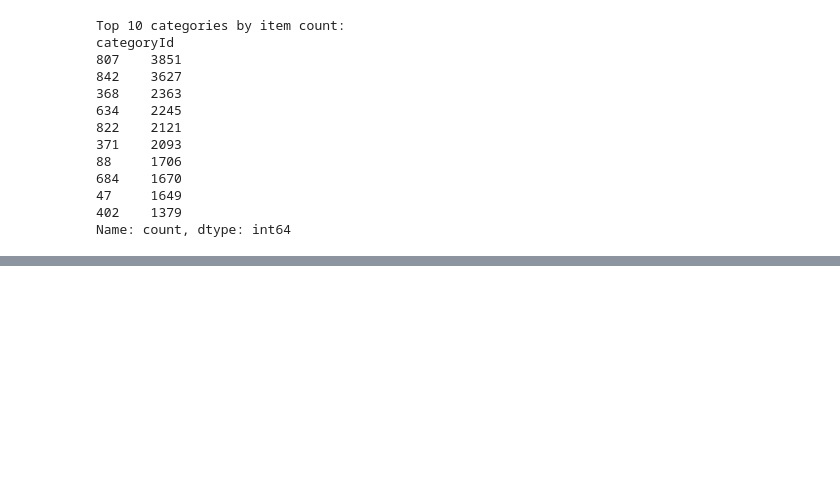
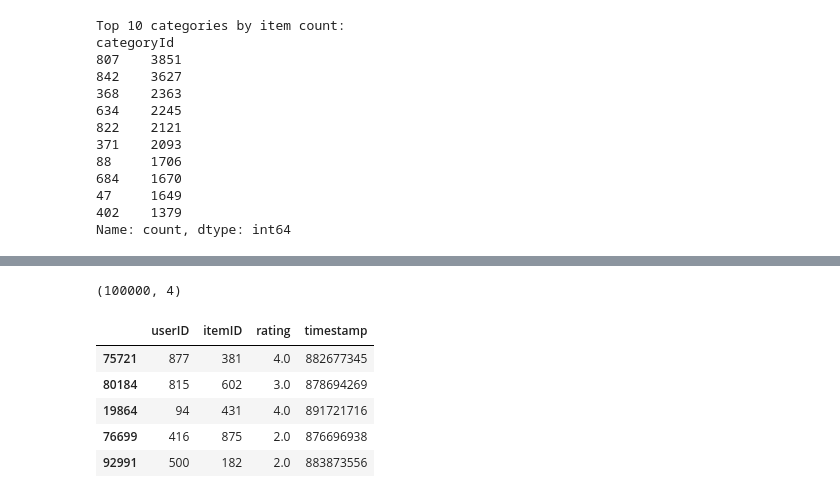
Before and after one commit to DavidCC63/RecSys-Group-7, a Jupyter notebook: data_analysis.ipynb, the cells around one changed output, grey strips where cells are left out. Cells and saved outputs as stored; diff of their text form; code cells hidden in the pictures; blank space fills up the shorter version.

```diff
--- a/data_analysis.ipynb
+++ b/data_analysis.ipynb
@@ -139,0 +165,17 @@ Name: count, dtype: int64
+# %%
+df = movielens.load_pandas_df(
+    size="100k",
+    # genres_col="genre",
+    # header=["userID", "itemID", "rating"]
+)
+
+print(df.shape)
+df.sample(5, random_state=42)
+# %% [output]
+(100000, 4)
+|  | userID | itemID | rating | timestamp |
+| 75721 | 877 | 381 | 4.0 | 882677345 |
+| 80184 | 815 | 602 | 3.0 | 878694269 |
+| 19864 | 94 | 431 | 4.0 | 891721716 |
+| 76699 | 416 | 875 | 2.0 | 876696938 |
+| 92991 | 500 | 182 | 2.0 | 883873556 |
```
Also changed, not shown: parts of 13 cells of this notebook.
